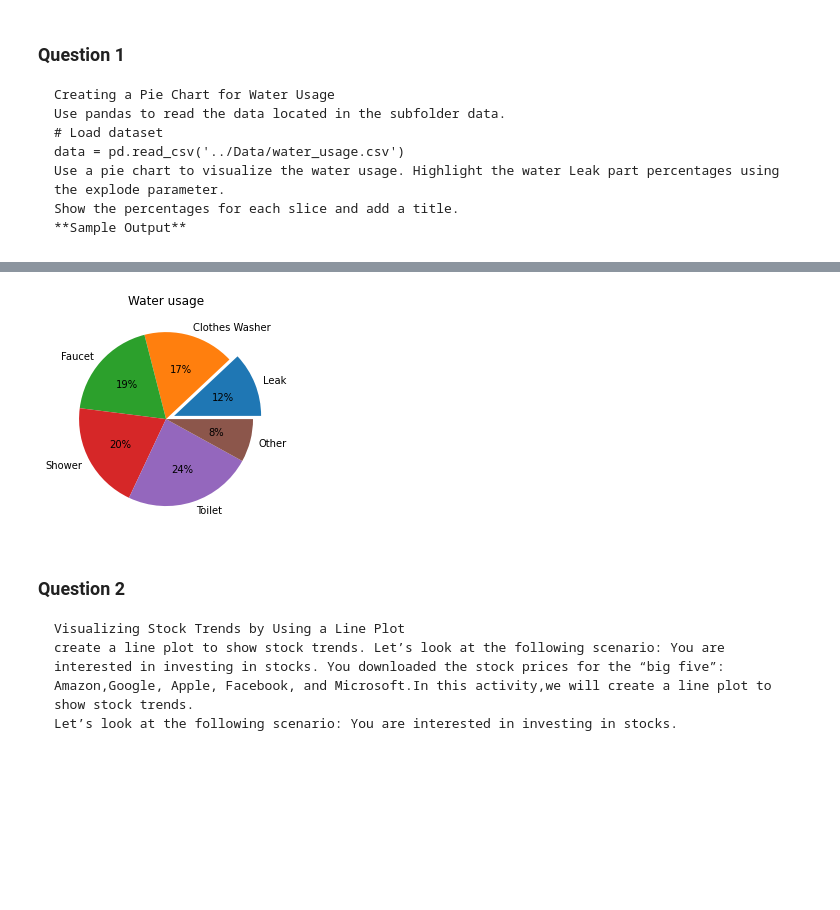
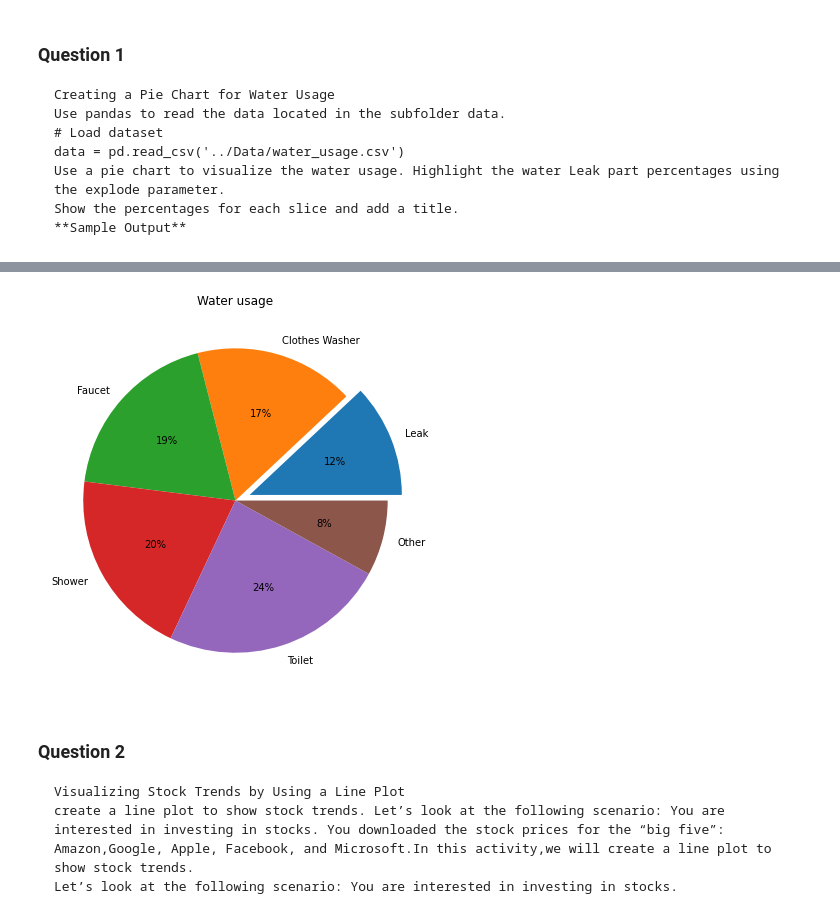
Before and after one commit to knavee12345/EduBridge-Assesment, a Jupyter notebook: Assignment/Assignment9.ipynb, the cells around one changed output, grey strips where cells are left out. Cells and saved outputs as stored; diff of their text form; code cells hidden in the pictures; blank space fills up the shorter version.

````diff
--- a/Assignment/Assignment9.ipynb
+++ b/Assignment/Assignment9.ipynb
@@ -26,11 +27,12 @@ Show the percentages for each slice and add a title.
 ![image-2.png](attachment:image-2.png)
 # %%
 water_leakage=pd.read_csv("https://raw.githubusercontent.com/svkarthik86/Advanced-python/main/WEEK-9%20Assignment/Data/water_usage.csv")
+plt.figure(figsize=(7,7))
 plt.pie(data=water_leakage,x="Percentage",labels="Usage",explode=(0.1,0,0,0,0,0),autopct="%1.f%%")
 plt.title("Water usage")
 plt.show()
 # %% [output]
-[figure, old version]
+[figure, new version]
 # %% [markdown]
 ### Question 2
 ```
````
Also changed, not shown: parts of 6 cells of this notebook.
